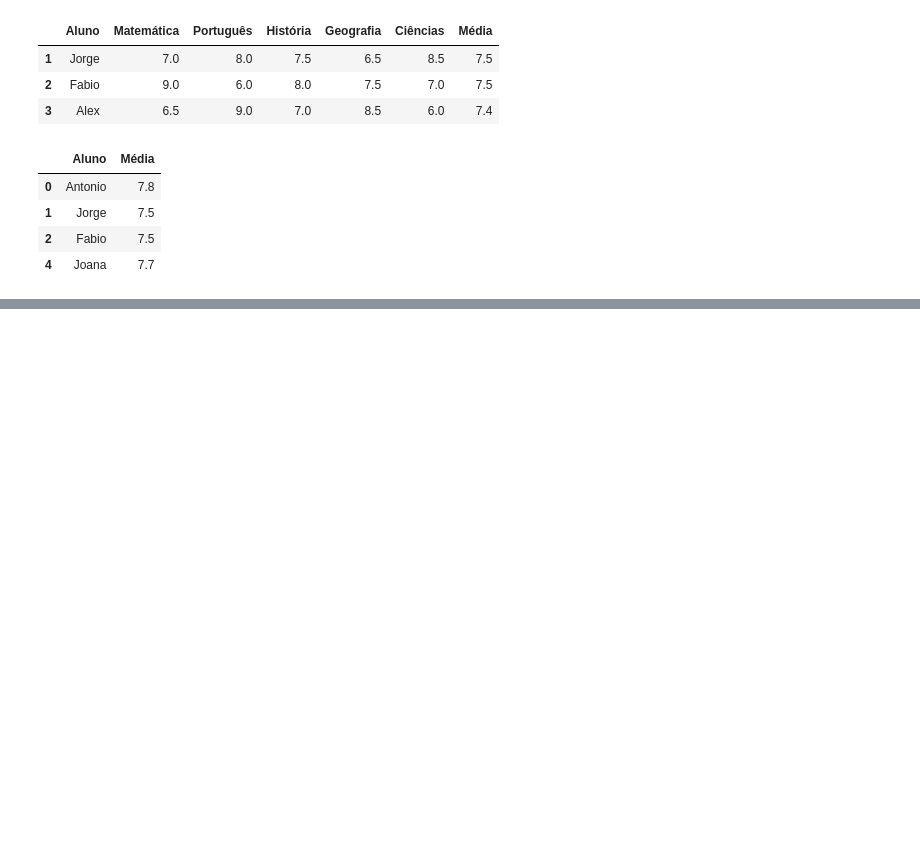
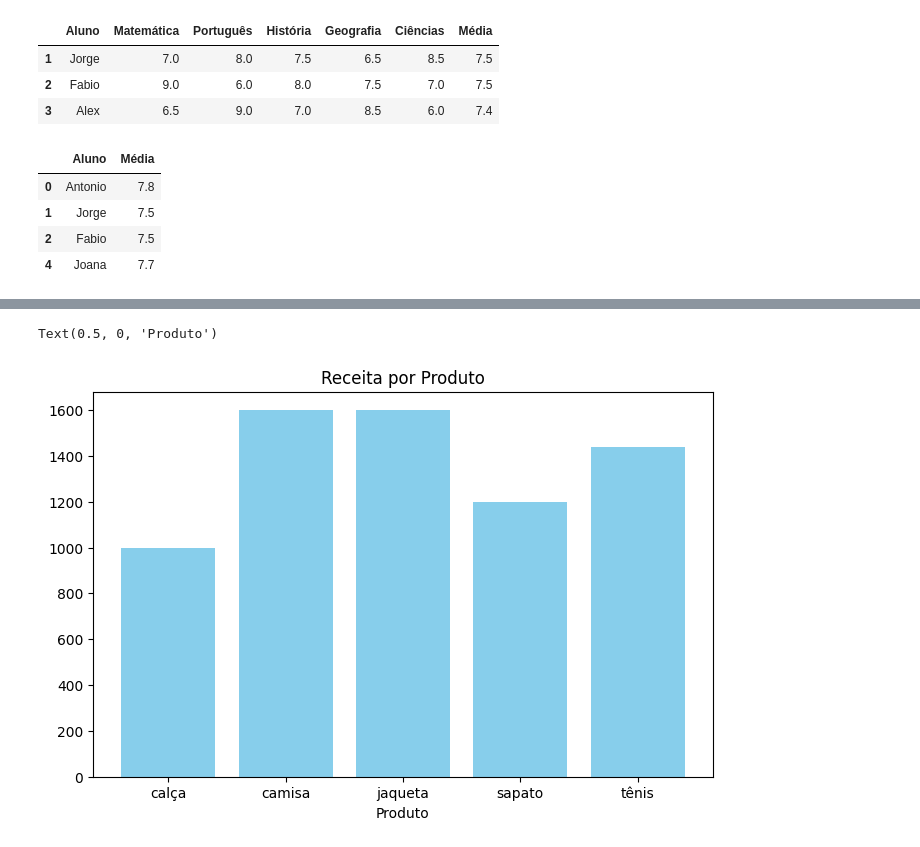
Before and after one commit to antoniofantoni/curso_python_udemy_2025, a Jupyter notebook: pandas/estrutura_de_dados/dataframe/dataframe.ipynb, the cells around one changed output, grey strips where cells are left out. Drawn from its saved outputs; the diff is of its cells as text; code cells hidden in the pictures; blank space fills up the shorter version.

```diff
--- a/pandas/estrutura_de_dados/dataframe/dataframe.ipynb
+++ b/pandas/estrutura_de_dados/dataframe/dataframe.ipynb
@@ -68,0 +132,10 @@ aprovados[['Aluno','Média']]
+# %%
+# grafico de produto que menos vendeu o codigo abaixo tá errado
+
+plt.figure(figsize=(8, 5))
+plt.bar(resumo_vendas['produto'], resumo_vendas['receita'], color='skyblue')
+plt.title('Receita por Produto')
+plt.xlabel('Produto')
+# %% [output]
+Text(0.5, 0, 'Produto')
+[figure, added]
```
Also changed, not shown: parts of 5 cells of this notebook, 3 other files.
